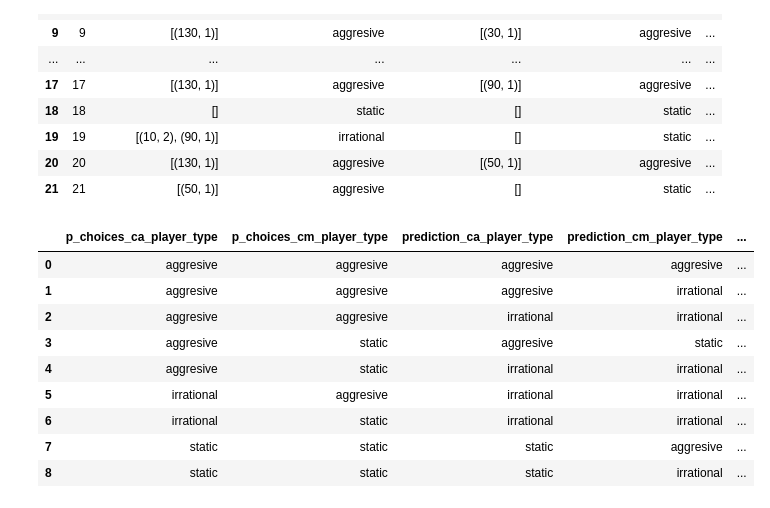
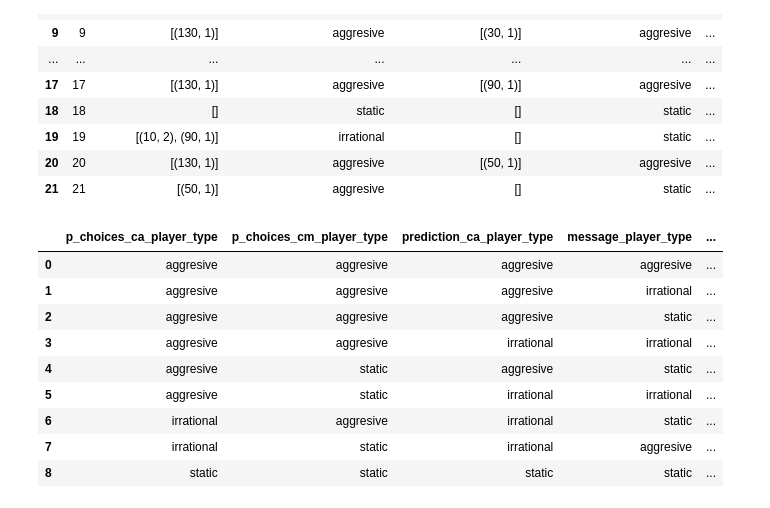
Before and after one commit to VondracekS/thesis_cheap_talk_experiment, a Jupyter notebook: workflow_scripts/treatment_analysis.ipynb, the cells around one changed output. Saved outputs shown, nothing was run; the diff lists cells and outputs as text; code cells hidden in the pictures.

Commit message:
long forgotten push

```diff
--- a/workflow_scripts/treatment_analysis.ipynb
+++ b/workflow_scripts/treatment_analysis.ipynb
@@ -43,0 +6,12 @@ treatment_full_df
+# %%
+import os
+def load_data(group):
+    for res_file in os.listdir("../data/data_processed/"):
+        if group in res_file:
+            data_processed = pd.read_csv(f"../data/data_processed/{res_file}").drop("Unnamed: 0", axis=1)
+            data_processed['cost'] = data_processed.groupby('id').cumcount() * 20 + 10
+
+    return data_processed
+
+data_treatment = load_data('treatment_full_long')
+data_treatment
@@ -43,0 +32,2 @@ treatment_full_df
+# %%
+data_treatment['expected_payoff_player'] = data_treatment['']
@@ -44,5 +78,5 @@ treatment_full_df
 # %%
-treatment_cutoff_df = dwu.get_all_cutoffs(treatment_full_df, ['p_choices_ca', 'p_choices_cm', 'prediction_ca', 'prediction_cm'])
+treatment_cutoff_df = dwu.get_all_cutoffs(data_treatment, ['p_choices_ca', 'p_choices_cm', 'prediction_ca', 'prediction_cm', 'message'])
 treatment_cutoff_df
 # %% [output]
 |  | id | p_choices_ca_cutoff | p_choices_ca_player_type | p_choices_cm_cutoff | p_choices_cm_player_type | ... |
@@ -65,5 +145,6 @@ treatment_cutoff_df
 # %%
-treatment_cutoffs_full = dwu.get_first_cutoffs(treatment_cutoff_df, ['p_choices_ca_cutoff', 'p_choices_cm_cutoff', 'prediction_ca_cutoff', 'prediction_cm_cutoff'])
+treatment_cutoffs_full = dwu.get_first_cutoffs(treatment_cutoff_df, ['p_choices_ca_cutoff', 'p_choices_cm_cutoff', 'prediction_ca_cutoff', 'prediction_cm_cutoff',
+                                                                     'message_cutoff'])
 # %%
 treatment_cutoffs_full
 # %% [output]
@@ -85,15 +166,16 @@ treatment_cutoffs_full
 | 20 | 20 | [(130, 1)] | aggresive | [(50, 1)] | aggresive | ... |
 | 21 | 21 | [(50, 1)] | aggresive | [] | static | ... |
 # %%
-dwu.get_combination_count(treatment_cutoffs_full, ['p_choices_ca_player_type', 'p_choices_cm_player_type', 'prediction_ca_player_type', 'prediction_cm_player_type'])
+dwu.get_combination_count(treatment_cutoffs_full, ['p_choices_ca_player_type', 'p_choices_cm_player_type', 'prediction_ca_player_type',
+                                                   'message_player_type'])
 # %% [output]
-|  | p_choices_ca_player_type | p_choices_cm_player_type | prediction_ca_player_type | prediction_cm_player_type | ... |
+|  | p_choices_ca_player_type | p_choices_cm_player_type | prediction_ca_player_type | message_player_type | ... |
 | 0 | aggresive | aggresive | aggresive | aggresive | ... |
 | 1 | aggresive | aggresive | aggresive | irrational | ... |
-| 2 | aggresive | aggresive | irrational | irrational | ... |
-| 3 | aggresive | static | aggresive | static | ... |
-| 4 | aggresive | static | irrational | irrational | ... |
-| 5 | irrational | aggresive | irrational | irrational | ... |
-| 6 | irrational | static | irrational | irrational | ... |
-| 7 | static | static | static | aggresive | ... |
-| 8 | static | static | static | irrational | ... |
+| 2 | aggresive | aggresive | aggresive | static | ... |
+| 3 | aggresive | aggresive | irrational | irrational | ... |
+| 4 | aggresive | static | aggresive | static | ... |
+| 5 | aggresive | static | irrational | irrational | ... |
+| 6 | irrational | aggresive | irrational | static | ... |
+| 7 | irrational | static | irrational | aggresive | ... |
+| 8 | static | static | static | static | ... |
```
Also changed, not shown: parts of 17 cells of this notebook, 38 other files.
